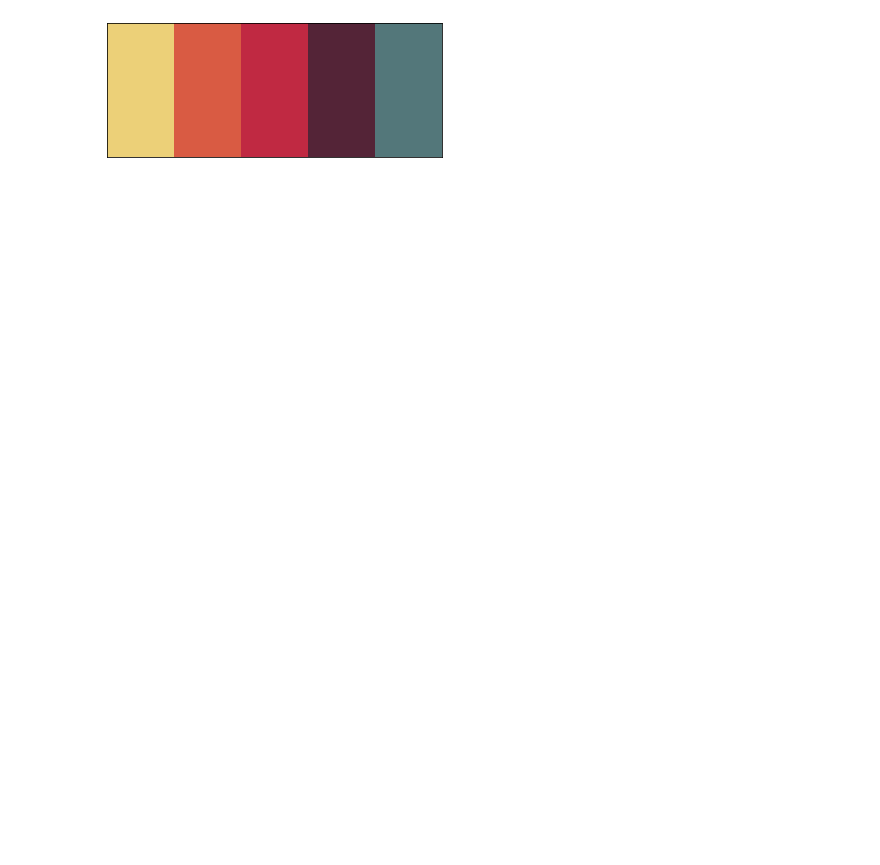
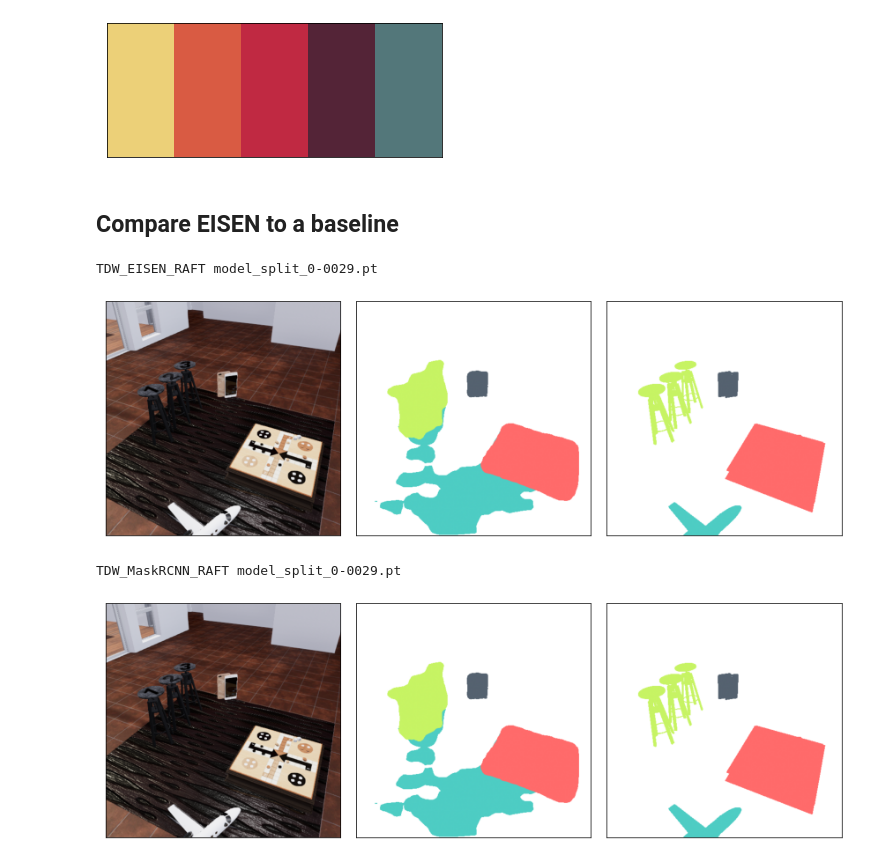
Before and after one commit to neuroailab/RAFT, a Jupyter notebook: notebooks/ECCV22_Figures_db030422.ipynb, the cells around one changed output. Drawn from its saved outputs; the diff is of its cells as text; code cells hidden in the pictures; blank space fills up the shorter version.

```diff
--- a/notebooks/ECCV22_Figures_db030422.ipynb
+++ b/notebooks/ECCV22_Figures_db030422.ipynb
@@ -74,3 +93,34 @@ segs_viz.plot_image_pred_gt_segments(data, figsize=(12,4), cmap=2, bg_color=(255
 segs_viz.plot_palette(i=2)
 # %% [output]
 [figure]
+# %% [markdown]
+## Compare EISEN to a baseline
+# %%
+from tqdm import tqdm
+
+ex = 2
+models = ['TDW_EISEN_RAFT', 'TDW_MaskRCNN_RAFT']
+
+## get images, gts, preds
+img = gts = None
+preds = {}
+for i,m in enumerate(tqdm(models)):
+    results_path = os.path.join(results_dir, m)
+    results = sorted(os.listdir(results_path))
+    data = torch.load(os.path.join(results_path, results[ex]))
+
+    if i == 0:
+        img = data['image']
+        gts = data['gt_segments']
+
+    preds[m] = data['pred_segments']
+# %%
+for m in models:
+    print(m, results[ex])
+    d = {'image': img, 'gt_segments': gts, 'pred_segments': preds[m]}
+    segs_viz.plot_image_pred_gt_segments(data, figsize=(12,4), cmap=3, bg_color=(255,255,255))
+# %% [output]
+TDW_EISEN_RAFT model_split_0-0029.pt
+[figure, added]
+TDW_MaskRCNN_RAFT model_split_0-0029.pt
+[figure, added]
```
Also changed, not shown: parts of 5 cells of this notebook, 1 other file.
